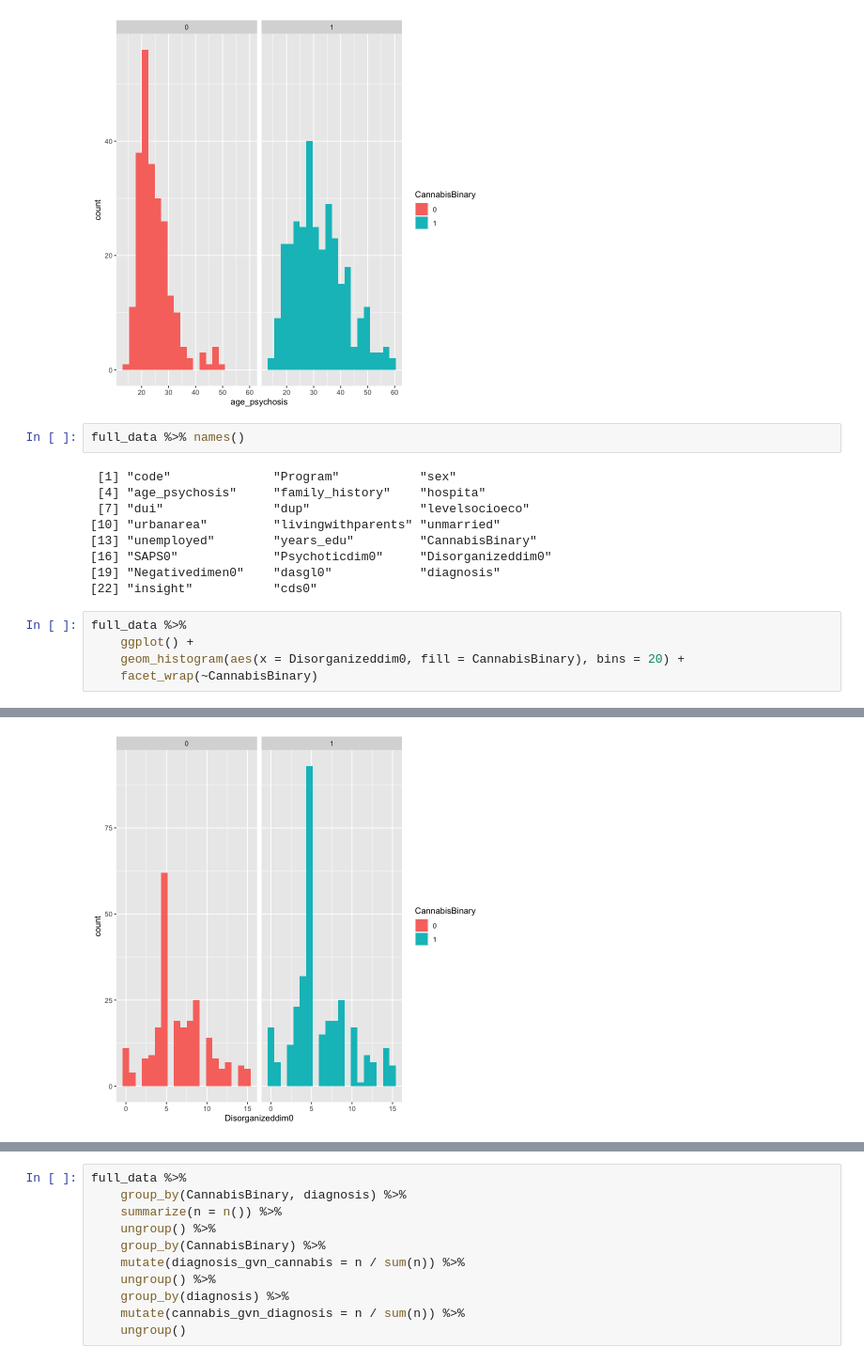
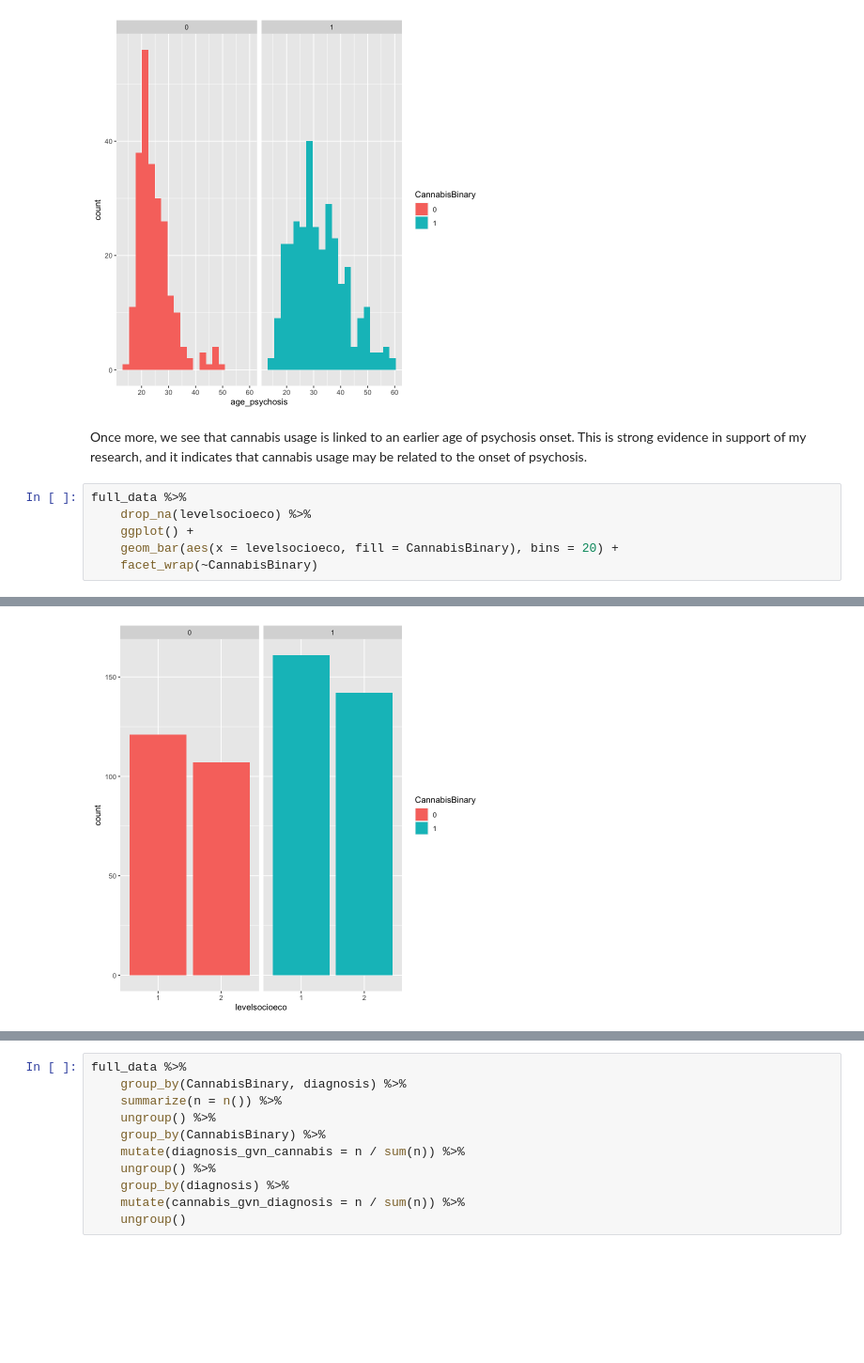
Before and after one commit to anly501/dsan-5000-project-mfgeary, a Jupyter notebook: dsan-website/5000-website/eda/eda.ipynb, the cells around one changed output, grey strips where cells are left out. Shown at 94% size. Drawn from its saved outputs; the diff is of its cells as text; blank space fills up the shorter version.

```diff
--- a/dsan-website/5000-website/eda/eda.ipynb
+++ b/dsan-website/5000-website/eda/eda.ipynb
@@ -568,20 +569,12 @@ full_data %>%
     facet_wrap(~CannabisBinary)
 # %% [output]
 [figure]
-# %%
-full_data %>% names()
-# %% [output]
- [1] "code"              "Program"           "sex"
- [4] "age_psychosis"     "family_history"    "hospita"
- [7] "dui"               "dup"               "levelsocioeco"
-[10] "urbanarea"         "livingwithparents" "unmarried"
-[13] "unemployed"        "years_edu"         "CannabisBinary"
-[16] "SAPS0"             "Psychoticdim0"     "Disorganizeddim0"
-[19] "Negativedimen0"    "dasgl0"            "diagnosis"
-[22] "insight"           "cds0"
+# %% [markdown]
+Once more, we see that cannabis usage is linked to an earlier age of psychosis onset. This is strong evidence in support of my research, and it indicates that cannabis usage may be related to the onset of psychosis.
 # %%
 full_data %>%
+    drop_na(levelsocioeco) %>%
     ggplot() +
-    geom_histogram(aes(x = Disorganizeddim0, fill = CannabisBinary), bins = 20) +
+    geom_bar(aes(x = levelsocioeco, fill = CannabisBinary), bins = 20) +
     facet_wrap(~CannabisBinary)
 # %% [output]
@@ -588 +583 @@ full_data %>%
-[figure, old version]
+[figure, new version]
```
Also changed, not shown: parts of 53 cells of this notebook, 21 other files.
